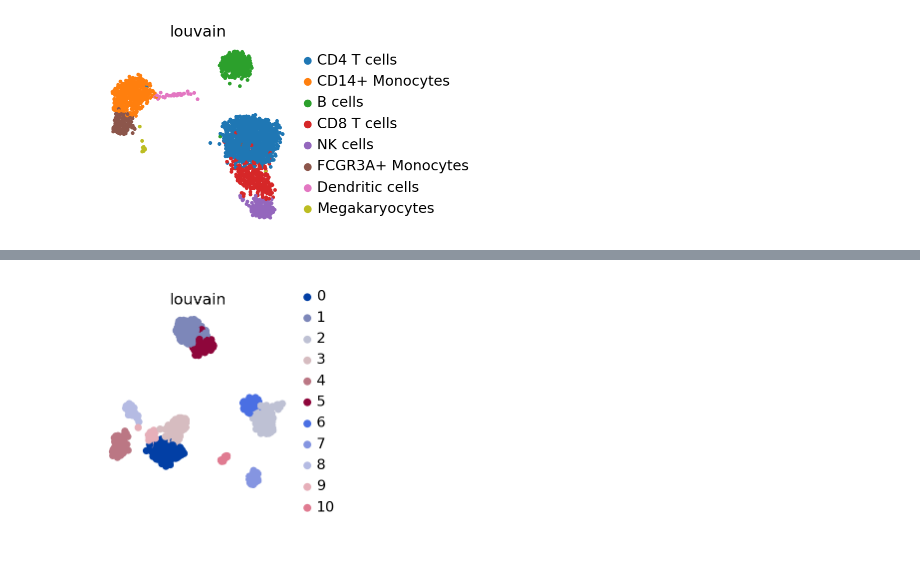
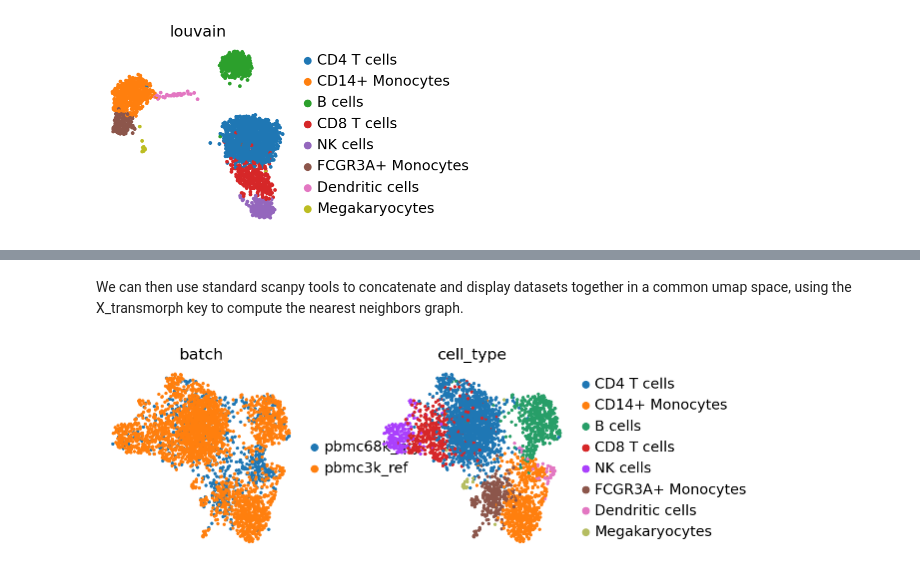
Before and after one commit to sysbio-curie/transmorph, a Jupyter notebook: docs/sections/notebooks/with_scanpy.ipynb, the cells around one changed output, grey strips where cells are left out. Drawn from its saved outputs; the diff is of its cells as text; code cells hidden in the pictures.

Commit message:
Added label transfer + tutorial

```diff
--- a/docs/sections/notebooks/with_scanpy.ipynb
+++ b/docs/sections/notebooks/with_scanpy.ipynb
@@ -13,6 +21,6 @@ adata_pbmc68k = sc.datasets.pbmc68k_reduced()
 
 # We create a container for easier handling
 adatas = {
-    "pbmc3k": adata_pbmc3k,
-    "pbmc68k": adata_pbmc68k
+    "pbmc3k_ref": adata_pbmc3k,
+    "pbmc68k_qry": adata_pbmc68k
 }
@@ -23,4 +85,27 @@ sc.pl.umap(adatas['pbmc3k'], color=['louvain'])
+# %%
+from transmorph.utils.infer import label_transfer_cluster
+
+# We create a copy of the initial labels within the reference dataset.
+# Inferred labels of query and initial labels of reference will be
+# stored within the "cell_type" .obs key.
+adatas['pbmc3k_ref'].obs['cell_type'] = adatas['pbmc3k_ref'].obs['louvain'].copy()
+label_transfer_cluster(
+    adatas,
+    reference=adatas['pbmc3k_ref'],
+    cluster='leiden_small',
+    label="cell_type",
+    n_neighbors=3
+)
+# %% [markdown]
+We can then use standard scanpy tools to concatenate and display datasets together in a common umap space, using the X_transmorph key to compute the nearest neighbors graph.
+# %%
+adata_concat = adatas['pbmc68k_qry'].concatenate(
+    adatas['pbmc3k_ref'],
+    batch_categories=['pbmc68k_qry', 'pbmc3k_ref']
+)
+sc.pp.neighbors(adata_concat, use_rep="X_transmorph")
+sc.tl.umap(adata_concat)
 # %%
-sc.pl.umap(adatas['pbmc68k'], color=['louvain'])
+sc.pl.umap(adata_concat, color=['batch', 'cell_type'])
 # %% [output]
-[figure, old version]
+[figure, new version]
```
Also changed, not shown: parts of 23 cells of this notebook, 17 other files.
